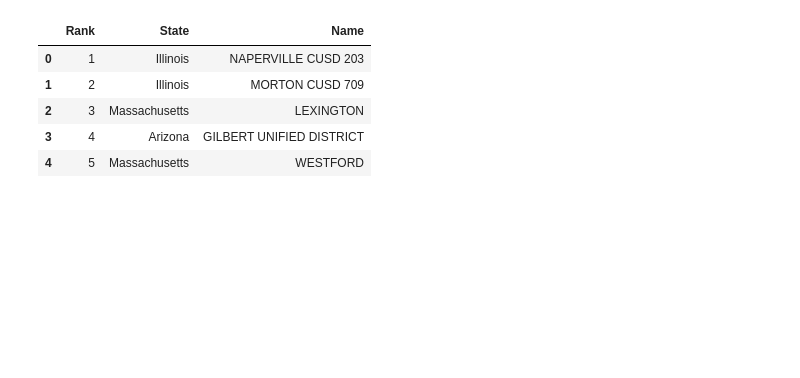
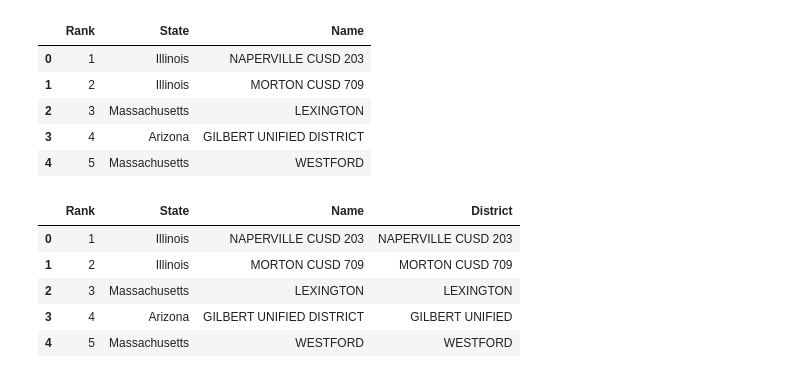
Before and after one commit to bishdj22/HomeSlice, a Jupyter notebook: Model_data_cleaning_DB.ipynb, the cells around one changed output. Drawn from its saved outputs; the diff is of its cells as text; code cells hidden in the pictures; blank space fills up the shorter version.

```diff
--- a/Model_data_cleaning_DB.ipynb
+++ b/Model_data_cleaning_DB.ipynb
@@ -30,0 +35,14 @@ rankings.head()
+# %%
+rankings['District'] = [re.sub(r'DISTRICT','', i) for i in rankings['Name']]
+rankings['District'] = [re.sub(r'SCHOOL','', i) for i in rankings['District']]
+rankings['District'] = [re.sub(r' S','', i) for i in rankings['District']]
+rankings['District'] = [re.sub(r'BOROUGH','', i) for i in rankings['District']]
+rankings['District'] = [re.sub(r'PUBLIC','', i) for i in rankings['District']]
+rankings.head()
+# %% [output]
+|  | Rank | State | Name | District |
+| 0 | 1 | Illinois | NAPERVILLE CUSD 203 | NAPERVILLE CUSD 203 |
+| 1 | 2 | Illinois | MORTON CUSD 709 | MORTON CUSD 709 |
+| 2 | 3 | Massachusetts | LEXINGTON | LEXINGTON |
+| 3 | 4 | Arizona | GILBERT UNIFIED DISTRICT | GILBERT UNIFIED |
+| 4 | 5 | Massachusetts | WESTFORD | WESTFORD |
```
Also changed, not shown: parts of 11 cells of this notebook, 2 other files.
